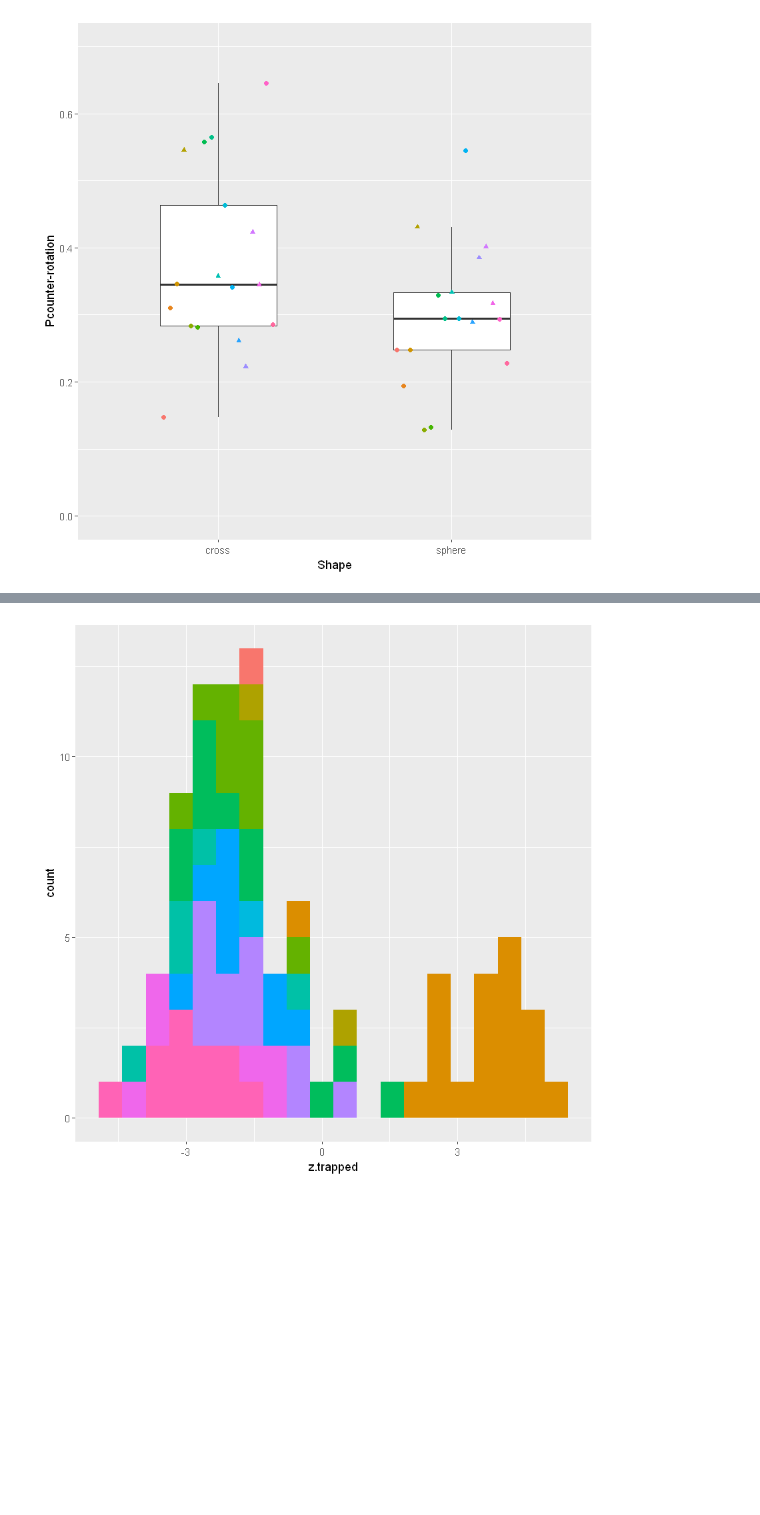
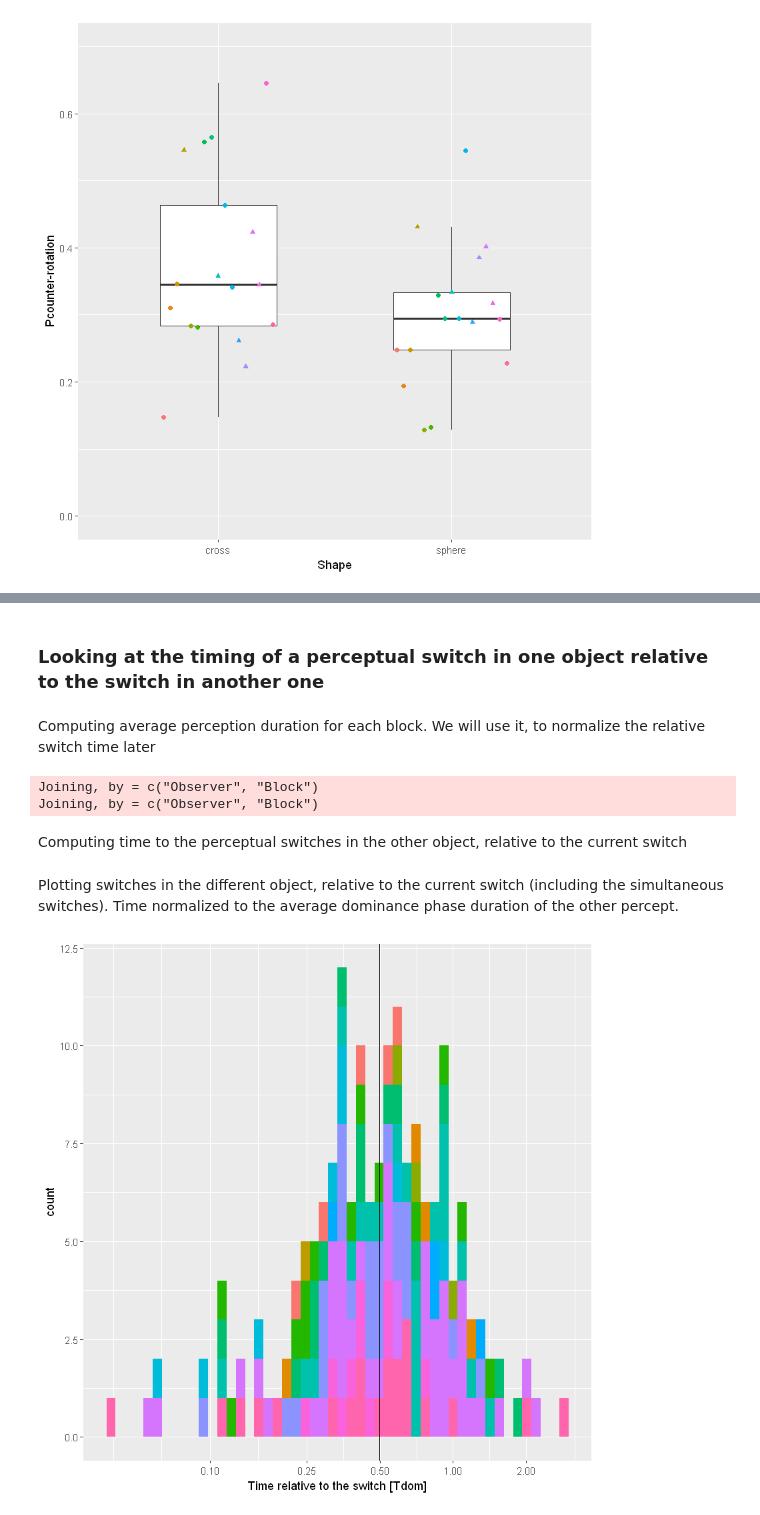
Before and after one commit to alexander-pastukhov/frictionless-sfm, a Jupyter notebook: Experiment 1.ipynb, the cells around one changed output, grey strips where cells are left out. Cells and saved outputs as stored; diff of their text form; code cells hidden in the pictures; blank space fills up the shorter version.

```diff
--- a/Experiment 1.ipynb
+++ b/Experiment 1.ipynb
@@ -57,7 +56,14 @@ for(current.filename in file.list){
 # Computing duration of individual reports
 reports <- reports %>%
     dplyr::group_by(Observer, Block) %>%
-    dplyr::mutate(Duration= c(diff(Time), NA))
+    dplyr::mutate(Duration= c(diff(Time), NA)) %>%
+    ungroup()
+
+# Converting Gap to a factor
+reports <- reports %>%
+    mutate(Gap= dplyr::recode(Gap, `-0.15`= 'overlap', `0`='touching', `0.15`= 'gap')) %>%
+    mutate(Gap= factor(Gap, levels= c('overlap', 'touching', 'gap')))
+
 
 # bias direction label
 reports$Direction.label <- ifelse(reports$Direction==-1, 'left', 'right')
@@ -116,10 +122,10 @@ disambiguation.plot <- ggplot(data= disambiguation,
     geom_boxplot(outlier.shape =  NA, width= 0.5 )+
     geom_point(aes(color= Observer), position= position_dodge(width= 0.5))+
     ylab('Pbias')+
+    xlab('Layout')+
     facet_grid(. ~ disambiguation.method)+
     theme(legend.position="none", axis.title.x=element_blank())
 print(disambiguation.plot)
-ggsave('Figures/Exp1 - disambiguation.pdf', disambiguation.plot, width= 8, height= 6, units = 'cm', useDingbats = FALSE)
 # %% [output]
 |  | Df | AIC | BIC | logLik | deviance | Chisq | Chi Df | Pr(>Chisq) |
 | lm.null | 3 | -168.0538 | -160.1789 | 87.02692 | -174.0538 | NA | NA | NA |
@@ -392,0 +672,40 @@ Joining, by = c("Observer", "Block", "Shape", "Gap", "disambiguation.method", "a
+# %% [markdown]
+### Looking at the timing of a perceptual switch in one object relative to the switch in another one
+# %% [markdown]
+Computing average perception duration for each block. We will use it, to normalize the relative switch time later
+# %%
+compute.average.duration <- function(time, was.switch){
+    # Computes an average dominance phase duration for the single object / column
+    iOnset <- c(1, which(was.switch))
+    duration <- diff(time[iOnset])
+    return (mean(duration))
+}
+
+compute.average.duration.from.both <- function(time, left.switch, right.switch){
+    # Computes an average dominance phase duration for the both objects / columns
+    iLeftOnset <- c(1, which(left.switch))
+    left.duration <- diff(time[iLeftOnset])
+    iRightOnset <- c(1, which(right.switch))
+    right.duration <- diff(time[iRightOnset])
+    return (mean(c(left.duration, right.duration)))
+}
+
+
+average.duration <- reports %>%
+    semi_join(eligible.blocks) %>%
+
+    # computing average durations for each observer x block
+    group_by(Observer, Block) %>%
+    summarise(Tdom= compute.average.duration.from.both(Time, left.switch, right.switch),
+              Tleft= compute.average.duration(Time, left.switch),
+              Tright= compute.average.duration(Time, right.switch))
+
+# adding average Tdoms back into the reports table
+eligible.reports <- reports %>%
+    semi_join(eligible.blocks) %>%
+    left_join(average.duration, by= c('Observer', 'Block'))
+# %% [output]
+Joining, by = c("Observer", "Block")
+Joining, by = c("Observer", "Block")
+# %% [markdown]
+Computing time to the perceptual switches in the other object, relative to the current switch
@@ -393,8 +779,15 @@ Joining, by = c("Observer", "Block", "Shape", "Gap", "disambiguation.method", "a
+# %% [markdown]
+Plotting switches in the different object, relative to the current switch (including the simultaneous switches). Time normalized to the average dominance phase duration of the other percept.
 # %%
-trapping.plot <- ggplot(data= eligible.reports, aes(x= z.trapped, fill= Observer)) +
-    geom_histogram(bins= 20)+
+median.switch.time <- median(relative.time$relative.time.N[relative.time$relative.time.N>0])
+
+relative.time.plot <- ggplot(data= relative.time, aes(x= relative.time.N, fill= Observer)) +
+    geom_histogram(bins= 50)+
+    xlab('Time relative to the switch [Tdom]')+
+    scale_x_log10(breaks= c(0.1, 0.25, 0.5, 1, 2, 4))+
+    geom_vline(xintercept = median.switch.time)+
     theme(legend.position="none")
-print(trapping.plot)
-ggsave('Figures/Exp1 - perceptual trapping.pdf', trapping.plot, width= 8.5, height= 5.5, units = 'cm',  useDingbats = FALSE)
+print(relative.time.plot)
+ggsave('Figures/Exp1 - relative switch time, normalized, zoomed.pdf', relative.time.plot, width= 8.5, height= 5.5, units = 'cm',  useDingbats = FALSE)
 # %% [output]
-[figure, old version]
+[figure, new version]
```
Also changed, not shown: parts of 32 cells of this notebook, 2 other files.
